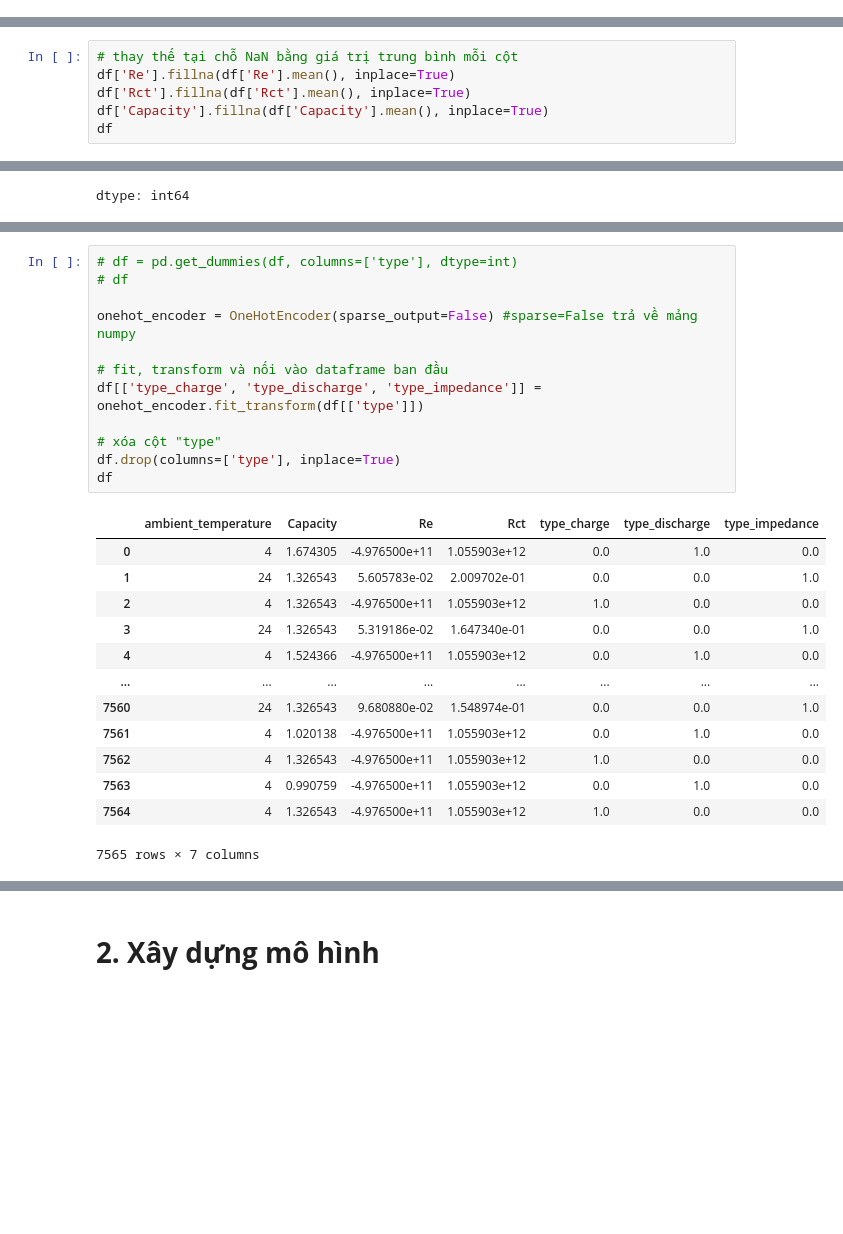
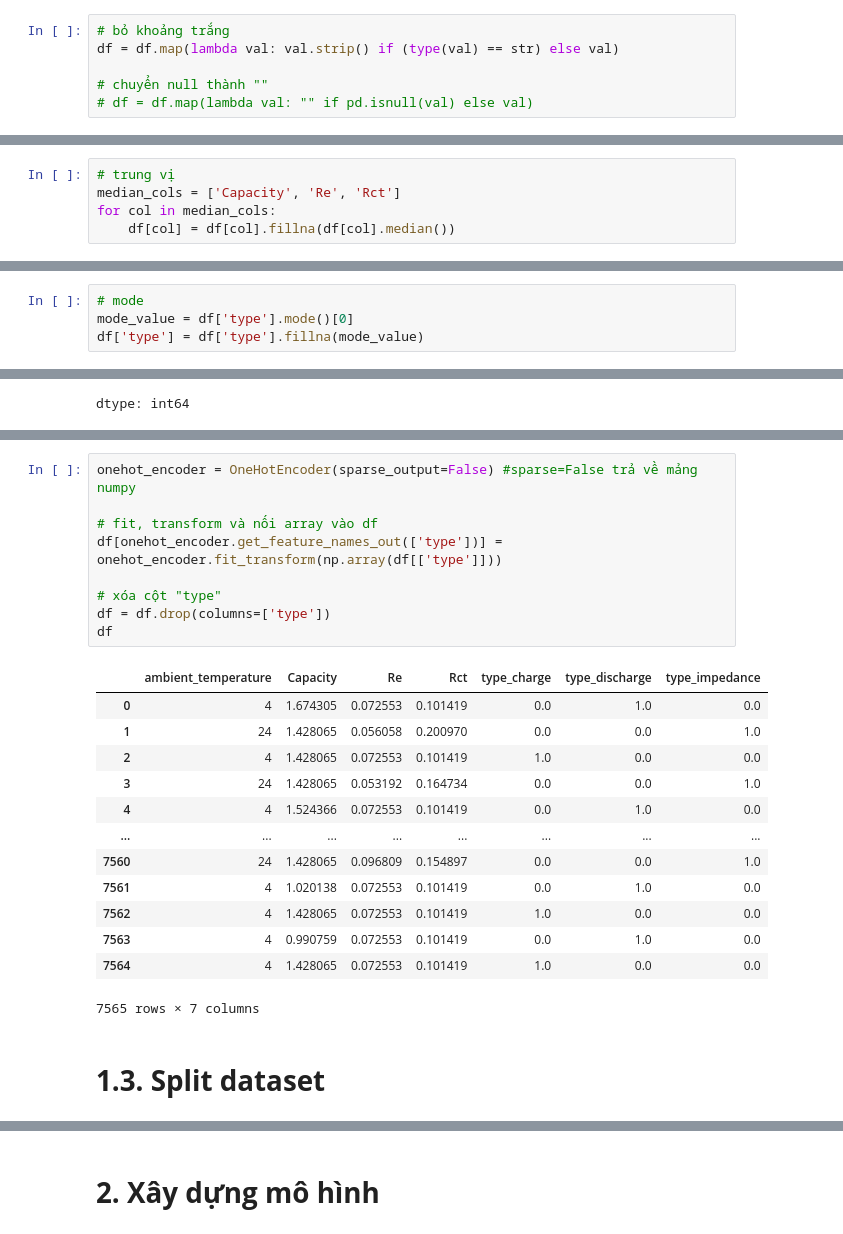
Before and after one commit to ldc-369/electric-vehicle-battery-life-prediction, a Jupyter notebook: train_model.ipynb, the cells around one changed output, grey strips where cells are left out. Saved outputs shown, nothing was run; the diff lists cells and outputs as text; blank space fills up the shorter version.

```diff
--- a/train_model.ipynb
+++ b/train_model.ipynb
@@ -51,0 +96,6 @@ df
+# %%
+# bỏ khoảng trắng
+df = df.map(lambda val: val.strip() if (type(val) == str) else val)
+
+# chuyển null thành ""
+# df = df.map(lambda val: "" if pd.isnull(val) else val)
@@ -51,0 +119,5 @@ df
+# %%
+# trung vị
+median_cols = ['Capacity', 'Re', 'Rct']
+for col in median_cols:
+    df[col] = df[col].fillna(df[col].median())
@@ -96,6 +148,0 @@ memory usage: 295.6+ KB
-# %%
-# thay thế tại chỗ NaN bằng giá trị trung bình mỗi cột
-df['Re'].fillna(df['Re'].mean(), inplace=True)
-df['Rct'].fillna(df['Rct'].mean(), inplace=True)
-df['Capacity'].fillna(df['Capacity'].mean(), inplace=True)
-df
@@ -134,3 +160,7 @@ For example, when doing 'df[col].method(value, inplace=True)', try using 'df.met
+# %%
+# mode
+mode_value = df['type'].mode()[0]
+df['type'] = df['type'].fillna(mode_value)
 # %%
 df.isnull().sum()
 # %% [output]
@@ -155,26 +195,25 @@ dtype: int64
 # %%
-# df = pd.get_dummies(df, columns=['type'], dtype=int)
-# df
-
 onehot_encoder = OneHotEncoder(sparse_output=False) #sparse=False trả về mảng numpy
 
-# fit, transform và nối vào dataframe ban đầu
-df[['type_charge', 'type_discharge', 'type_impedance']] = onehot_encoder.fit_transform(df[['type']])
+# fit, transform và nối array vào df
+df[onehot_encoder.get_feature_names_out(['type'])] = onehot_encoder.fit_transform(np.array(df[['type']]))
 
 # xóa cột "type"
-df.drop(columns=['type'], inplace=True)
+df = df.drop(columns=['type'])
 df
 # %% [output]
 |  | ambient_temperature | Capacity | Re | Rct | type_charge | type_discharge | type_impedance |
-| 0 | 4 | 1.674305 | -4.976500e+11 | 1.055903e+12 | 0.0 | 1.0 | 0.0 |
-| 1 | 24 | 1.326543 | 5.605783e-02 | 2.009702e-01 | 0.0 | 0.0 | 1.0 |
-| 2 | 4 | 1.326543 | -4.976500e+11 | 1.055903e+12 | 1.0 | 0.0 | 0.0 |
-| 3 | 24 | 1.326543 | 5.319186e-02 | 1.647340e-01 | 0.0 | 0.0 | 1.0 |
-| 4 | 4 | 1.524366 | -4.976500e+11 | 1.055903e+12 | 0.0 | 1.0 | 0.0 |
+| 0 | 4 | 1.674305 | 0.072553 | 0.101419 | 0.0 | 1.0 | 0.0 |
+| 1 | 24 | 1.428065 | 0.056058 | 0.200970 | 0.0 | 0.0 | 1.0 |
+| 2 | 4 | 1.428065 | 0.072553 | 0.101419 | 1.0 | 0.0 | 0.0 |
+| 3 | 24 | 1.428065 | 0.053192 | 0.164734 | 0.0 | 0.0 | 1.0 |
+| 4 | 4 | 1.524366 | 0.072553 | 0.101419 | 0.0 | 1.0 | 0.0 |
 | ... | ... | ... | ... | ... | ... | ... | ... |
-| 7560 | 24 | 1.326543 | 9.680880e-02 | 1.548974e-01 | 0.0 | 0.0 | 1.0 |
-| 7561 | 4 | 1.020138 | -4.976500e+11 | 1.055903e+12 | 0.0 | 1.0 | 0.0 |
-| 7562 | 4 | 1.326543 | -4.976500e+11 | 1.055903e+12 | 1.0 | 0.0 | 0.0 |
-| 7563 | 4 | 0.990759 | -4.976500e+11 | 1.055903e+12 | 0.0 | 1.0 | 0.0 |
-| 7564 | 4 | 1.326543 | -4.976500e+11 | 1.055903e+12 | 1.0 | 0.0 | 0.0 |
+| 7560 | 24 | 1.428065 | 0.096809 | 0.154897 | 0.0 | 0.0 | 1.0 |
+| 7561 | 4 | 1.020138 | 0.072553 | 0.101419 | 0.0 | 1.0 | 0.0 |
+| 7562 | 4 | 1.428065 | 0.072553 | 0.101419 | 1.0 | 0.0 | 0.0 |
+| 7563 | 4 | 0.990759 | 0.072553 | 0.101419 | 0.0 | 1.0 | 0.0 |
+| 7564 | 4 | 1.428065 | 0.072553 | 0.101419 | 1.0 | 0.0 | 0.0 |
 7565 rows × 7 columns
+# %% [markdown]
+# **1.3. Split dataset**
```
Also changed, not shown: parts of 46 cells of this notebook, 9 other files.
